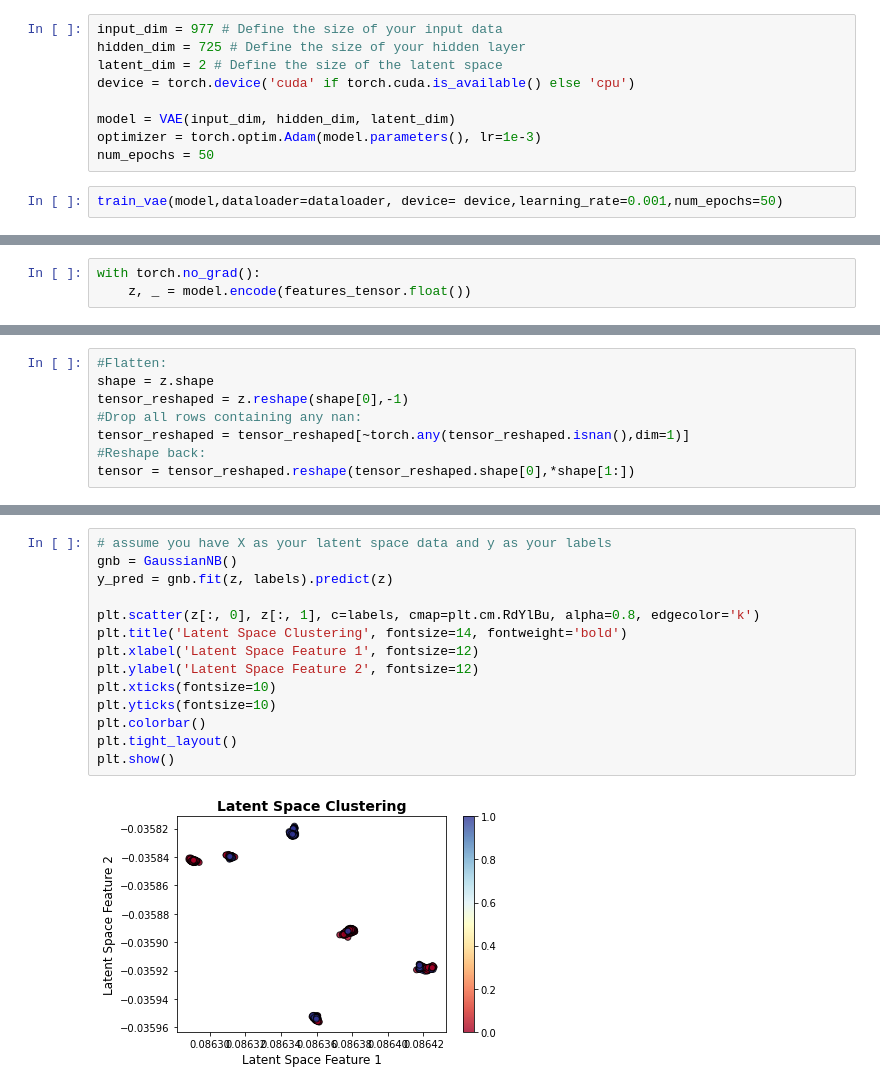
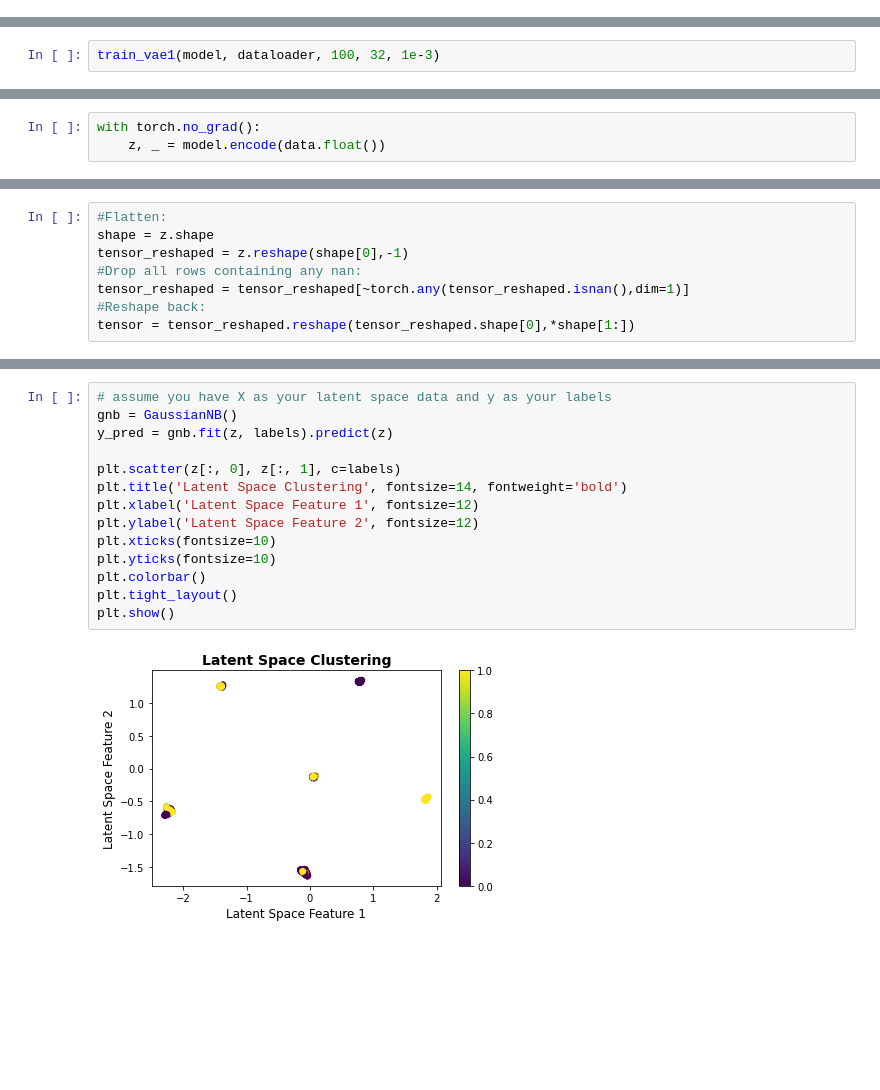
Before and after one commit to StefRodopCodes94/CounterFactual-VAE, a Jupyter notebook: Model/VAE.ipynb, the cells around one changed output, grey strips where cells are left out. Saved outputs shown, nothing was run; the diff lists cells and outputs as text; blank space fills up the shorter version.

```diff
--- a/Model/VAE.ipynb
+++ b/Model/VAE.ipynb
@@ -203,11 +118,0 @@ dataloader = DataLoader(dataset, batch_size=16, shuffle=True)
-# %%
-input_dim = 977 # Define the size of your input data
-hidden_dim = 725 # Define the size of your hidden layer
-latent_dim = 2 # Define the size of the latent space
-device = torch.device('cuda' if torch.cuda.is_available() else 'cpu')
-
-model = VAE(input_dim, hidden_dim, latent_dim)
-optimizer = torch.optim.Adam(model.parameters(), lr=1e-3)
-num_epochs = 50
-# %%
-train_vae(model,dataloader=dataloader, device= device,learning_rate=0.001,num_epochs=50)
@@ -215,0 +119,2 @@ RuntimeError: mat1 and mat2 shapes cannot be multiplied (16x725 and 977x725)
+# %%
+train_vae1(model, dataloader, 100, 32, 1e-3)
@@ -243,6 +149,6 @@ VAE(
 # %%
 with torch.no_grad():
-    z, _ = model.encode(features_tensor.float())
+    z, _ = model.encode(data.float())
 # %%
 z
 # %% [output]
@@ -308,19 +214,19 @@ print(accuracy_score(test_labels, predictive_labels))
 # %%
 # assume you have X as your latent space data and y as your labels
 gnb = GaussianNB()
 y_pred = gnb.fit(z, labels).predict(z)
 
-plt.scatter(z[:, 0], z[:, 1], c=labels, cmap=plt.cm.RdYlBu, alpha=0.8, edgecolor='k')
+plt.scatter(z[:, 0], z[:, 1], c=labels)
 plt.title('Latent Space Clustering', fontsize=14, fontweight='bold')
 plt.xlabel('Latent Space Feature 1', fontsize=12)
 plt.ylabel('Latent Space Feature 2', fontsize=12)
 plt.xticks(fontsize=10)
 plt.yticks(fontsize=10)
 plt.colorbar()
 plt.tight_layout()
 plt.show()
 # %% [output]
-[figure, old version]
+[figure, new version]
 # %%
 plt.scatter(z[:, 0], z[:, 1],c=labels)
 # %% [output]
```
Also changed, not shown: parts of 23 cells of this notebook, 1 other file.
